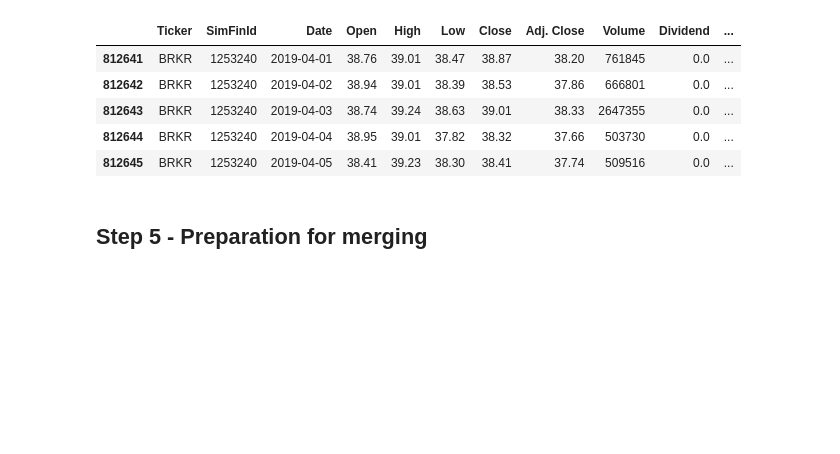
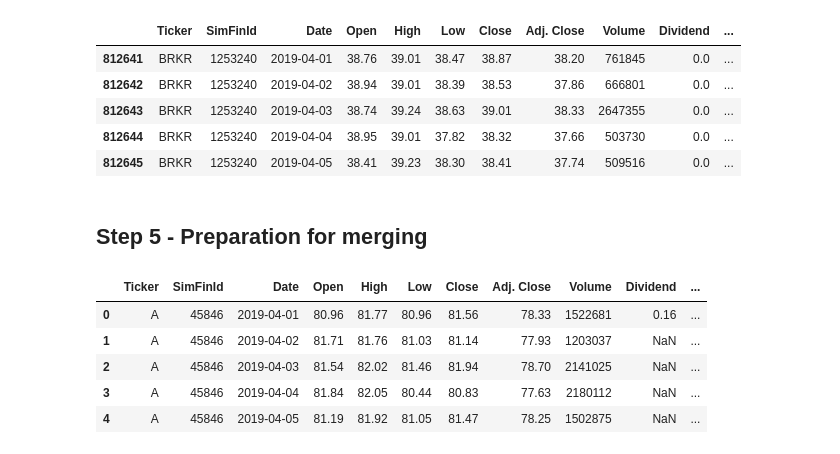
Before and after one commit to camillaperotti/mbd-python-tradingsystem, a Jupyter notebook: ETL/ETL_C1.ipynb, the cells around one changed output. Cells and saved outputs as stored; diff of their text form; code cells hidden in the pictures; blank space fills up the shorter version.

```diff
--- a/ETL/ETL_C1.ipynb
+++ b/ETL/ETL_C1.ipynb
@@ -296,3 +296,12 @@ prices_bruker.head()
 # %% [markdown]
 <a id='5'></a>
 ## Step 5 - Preparation for merging
+# %%
+prices.head()
+# %% [output]
+|  | Ticker | SimFinId | Date | Open | High | Low | Close | Adj. Close | Volume | Dividend | ... |
+| 0 | A | 45846 | 2019-04-01 | 80.96 | 81.77 | 80.96 | 81.56 | 78.33 | 1522681 | 0.16 | ... |
+| 1 | A | 45846 | 2019-04-02 | 81.71 | 81.76 | 81.03 | 81.14 | 77.93 | 1203037 | NaN | ... |
+| 2 | A | 45846 | 2019-04-03 | 81.54 | 82.02 | 81.46 | 81.94 | 78.70 | 2141025 | NaN | ... |
+| 3 | A | 45846 | 2019-04-04 | 81.84 | 82.05 | 80.44 | 80.83 | 77.63 | 2180112 | NaN | ... |
+| 4 | A | 45846 | 2019-04-05 | 81.19 | 81.92 | 81.05 | 81.47 | 78.25 | 1502875 | NaN | ... |
```
Also changed, not shown: 1 other file.
